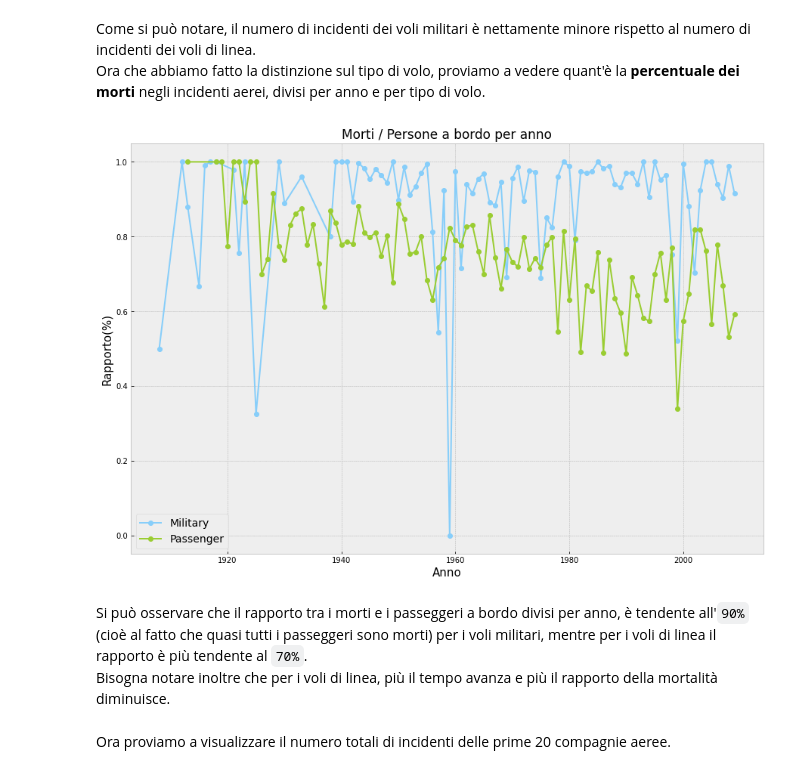
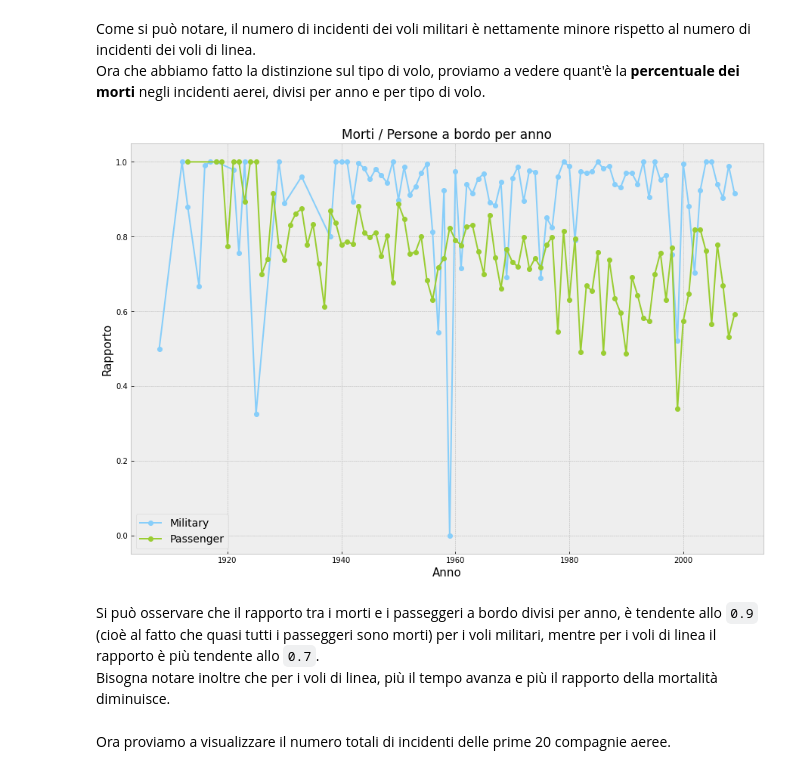
Before and after one commit to A-mangio/incidenti_aerei, a Jupyter notebook: airplaneCrashes.ipynb, the cells around one changed output. Saved outputs shown, nothing was run; the diff lists cells and outputs as text; code cells hidden in the pictures.

```diff
--- a/airplaneCrashes.ipynb
+++ b/airplaneCrashes.ipynb
@@ -122,26 +122,26 @@ Ora che abbiamo fatto la distinzione sul tipo di volo, proviamo a vedere quant'
 # %%
 Temp2 = Data.copy()
 
 Temp2['Military'] = Temp2.Operator.str.contains('MILITARY')
 Temp2['Passenger'] = Temp2.Military == False
 Temp2 = Temp2.loc[:, ['Time', 'Military', 'Passenger', 'Aboard', 'Fatalities']]
 Temp2 = Temp2.groupby([Temp2.Time.dt.year,'Military', 'Passenger']).sum()[["Aboard", 'Fatalities']]
 
 Temp2["Proportion"] = Temp2[["Fatalities"]]["Fatalities"] / Temp2[["Aboard"]]["Aboard"]
 
 plt.figure(figsize=(15,10))
 plt.style.use('bmh')
 plt.plot(Temp2.loc[Temp2.index.get_level_values(1)].index.get_level_values(0), "Proportion", data=Temp2.loc[Temp2.index.get_level_values(1)], color='lightskyblue', marker = "o", linewidth=2)
 plt.plot(Temp2.loc[Temp2.index.get_level_values(2)].index.get_level_values(0), "Proportion", data=Temp2.loc[Temp2.index.get_level_values(2)], color = 'yellowgreen', marker = "o", linewidth=2)
 plt.legend(["Military", "Passenger"], fontsize=14)
 plt.xlabel('Anno', fontsize=15)
-plt.ylabel('Rapporto(%)', fontsize=15)
+plt.ylabel('Rapporto', fontsize=15)
 plt.title('Morti / Persone a bordo per anno', loc='Center', fontsize=17)
 plt.show()
 # %% [output]
-[figure, old version]
+[figure, new version]
 # %% [markdown]
-Si può osservare che il rapporto tra i morti e i passeggeri a bordo divisi per anno, è tendente all'`90%` (cioè al fatto che quasi tutti i passeggeri sono morti) per i voli militari, mentre per i voli di linea il rapporto è più tendente al `70%`. <br>
+Si può osservare che il rapporto tra i morti e i passeggeri a bordo divisi per anno, è tendente allo `0.9` (cioè al fatto che quasi tutti i passeggeri sono morti) per i voli militari, mentre per i voli di linea il rapporto è più tendente allo `0.7`. <br>
 Bisogna notare inoltre che per i voli di linea, più il tempo avanza e più il rapporto della mortalità diminuisce.
 # %% [markdown]
 Ora proviamo a visualizzare il numero totali di incidenti delle prime 20 compagnie aeree.
```
Also changed, not shown: parts of 2 cells of this notebook.
